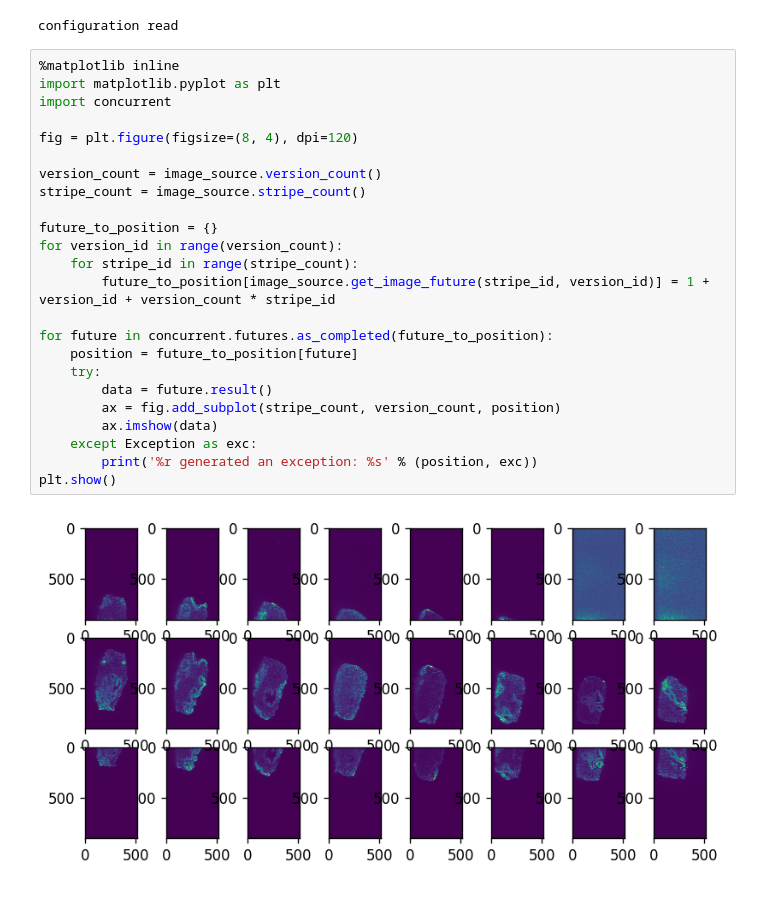
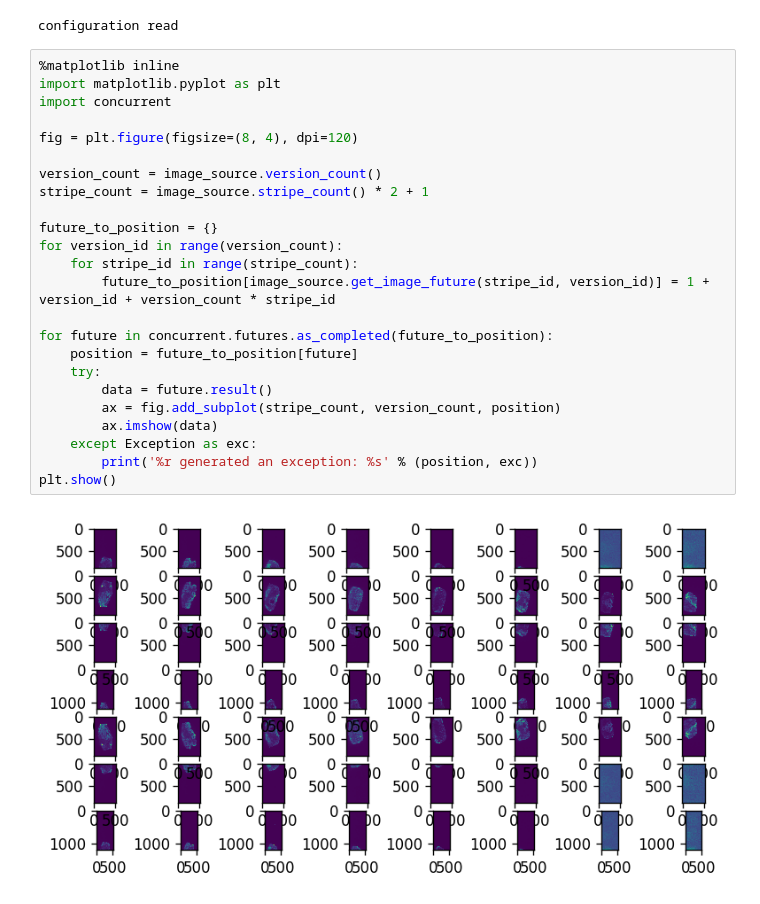
Before and after one commit to tpawlowski/alpenglow, a Jupyter notebook: notebooks/2018-01-09-s3-image-source-demo.ipynb, the cells around one changed output. Drawn from its saved outputs; the diff is of its cells as text.

```diff
--- a/notebooks/2018-01-09-s3-image-source-demo.ipynb
+++ b/notebooks/2018-01-09-s3-image-source-demo.ipynb
@@ -24,26 +24,26 @@ configuration read
 # %%
 %matplotlib inline
 import matplotlib.pyplot as plt
 import concurrent
 
 fig = plt.figure(figsize=(8, 4), dpi=120)
 
 version_count = image_source.version_count()
-stripe_count = image_source.stripe_count()
+stripe_count = image_source.stripe_count() * 2 + 1
 
 future_to_position = {}
 for version_id in range(version_count):
     for stripe_id in range(stripe_count):
         future_to_position[image_source.get_image_future(stripe_id, version_id)] = 1 + version_id + version_count * stripe_id
 
 for future in concurrent.futures.as_completed(future_to_position):
     position = future_to_position[future]
     try:
         data = future.result()
         ax = fig.add_subplot(stripe_count, version_count, position)
         ax.imshow(data)
     except Exception as exc:
         print('%r generated an exception: %s' % (position, exc))
 plt.show()
 # %% [output]
-[figure, old version]
+[figure, new version]
```
Also changed, not shown: 1 other file.
